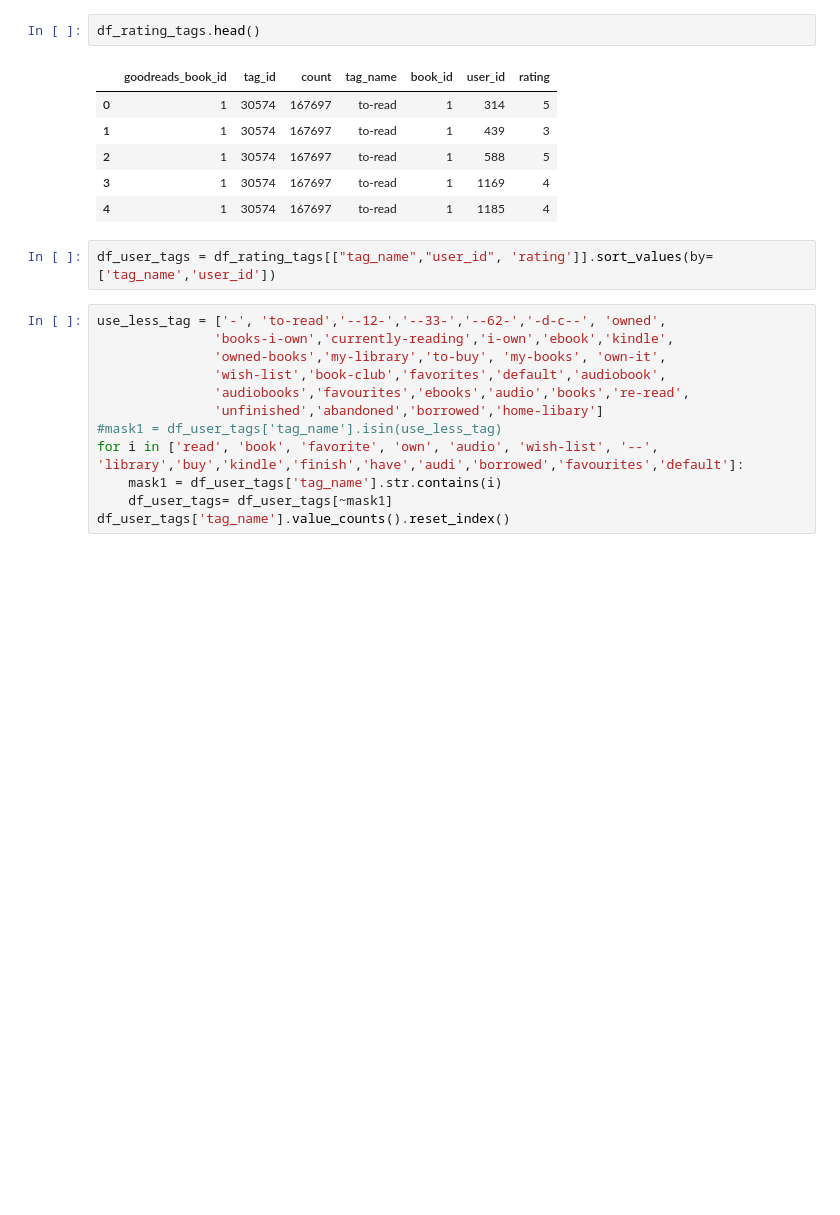
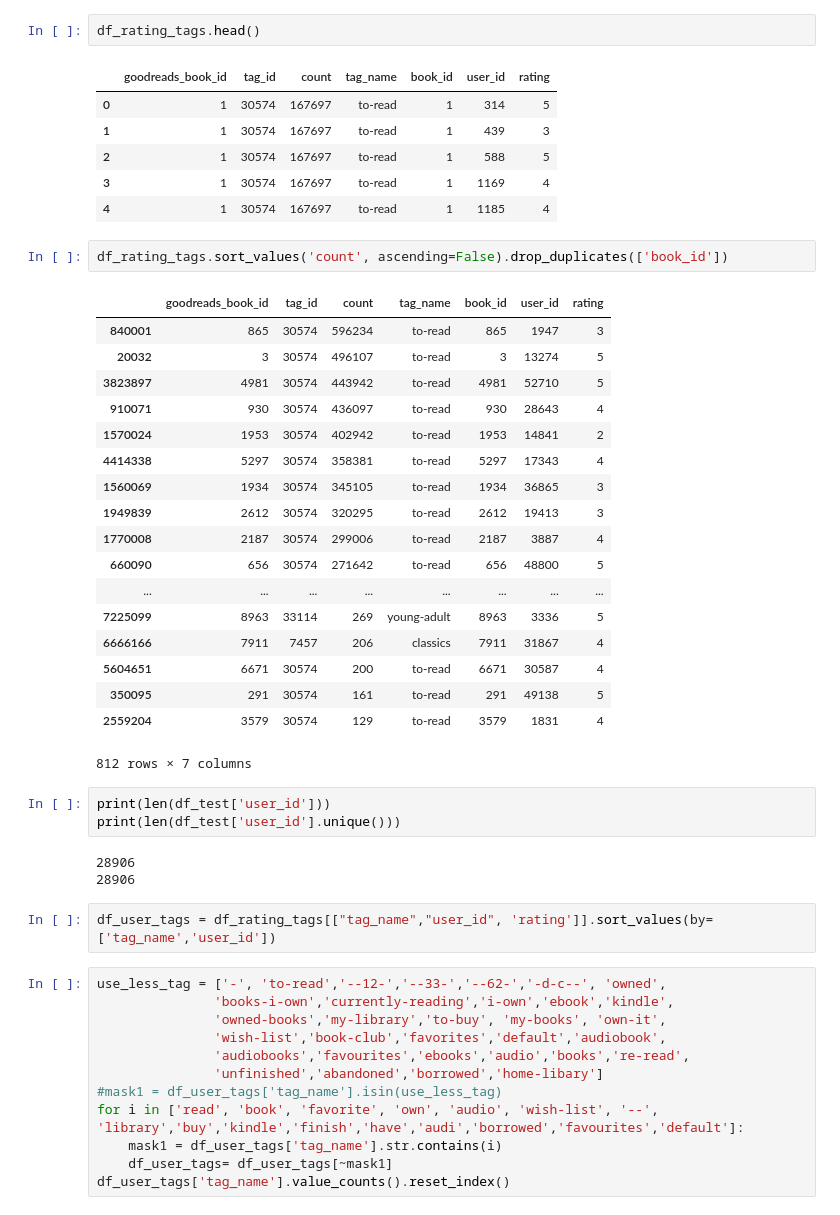
Before and after one commit to Aidan-Jared/What-Genre-Should-I-Like, a Jupyter notebook: Capstone1.ipynb, the cells around one changed output. Cells and saved outputs as stored; diff of their text form; blank space fills up the shorter version.

```diff
--- a/Capstone1.ipynb
+++ b/Capstone1.ipynb
@@ -62,6 +110,33 @@ df_rating_tags.head()
 | 2 | 1 | 30574 | 167697 | to-read | 1 | 588 | 5 |
 | 3 | 1 | 30574 | 167697 | to-read | 1 | 1169 | 4 |
 | 4 | 1 | 30574 | 167697 | to-read | 1 | 1185 | 4 |
+# %%
+df_rating_tags.sort_values('count', ascending=False).drop_duplicates(['book_id'])
+# %% [output]
+|  | goodreads_book_id | tag_id | count | tag_name | book_id | user_id | rating |
+| 840001 | 865 | 30574 | 596234 | to-read | 865 | 1947 | 3 |
+| 20032 | 3 | 30574 | 496107 | to-read | 3 | 13274 | 5 |
+| 3823897 | 4981 | 30574 | 443942 | to-read | 4981 | 52710 | 5 |
+| 910071 | 930 | 30574 | 436097 | to-read | 930 | 28643 | 4 |
+| 1570024 | 1953 | 30574 | 402942 | to-read | 1953 | 14841 | 2 |
+| 4414338 | 5297 | 30574 | 358381 | to-read | 5297 | 17343 | 4 |
+| 1560069 | 1934 | 30574 | 345105 | to-read | 1934 | 36865 | 3 |
+| 1949839 | 2612 | 30574 | 320295 | to-read | 2612 | 19413 | 3 |
+| 1770008 | 2187 | 30574 | 299006 | to-read | 2187 | 3887 | 4 |
+| 660090 | 656 | 30574 | 271642 | to-read | 656 | 48800 | 5 |
+| ... | ... | ... | ... | ... | ... | ... | ... |
+| 7225099 | 8963 | 33114 | 269 | young-adult | 8963 | 3336 | 5 |
+| 6666166 | 7911 | 7457 | 206 | classics | 7911 | 31867 | 4 |
+| 5604651 | 6671 | 30574 | 200 | to-read | 6671 | 30587 | 4 |
+| 350095 | 291 | 30574 | 161 | to-read | 291 | 49138 | 5 |
+| 2559204 | 3579 | 30574 | 129 | to-read | 3579 | 1831 | 4 |
+812 rows × 7 columns
+# %%
+print(len(df_test['user_id']))
+print(len(df_test['user_id'].unique()))
+# %% [output]
+28906
+28906
 # %%
 df_user_tags = df_rating_tags[["tag_name","user_id", 'rating']].sort_values(by=['tag_name','user_id'])
 # %%
```
Also changed, not shown: parts of 2 cells of this notebook, 9 other files.
